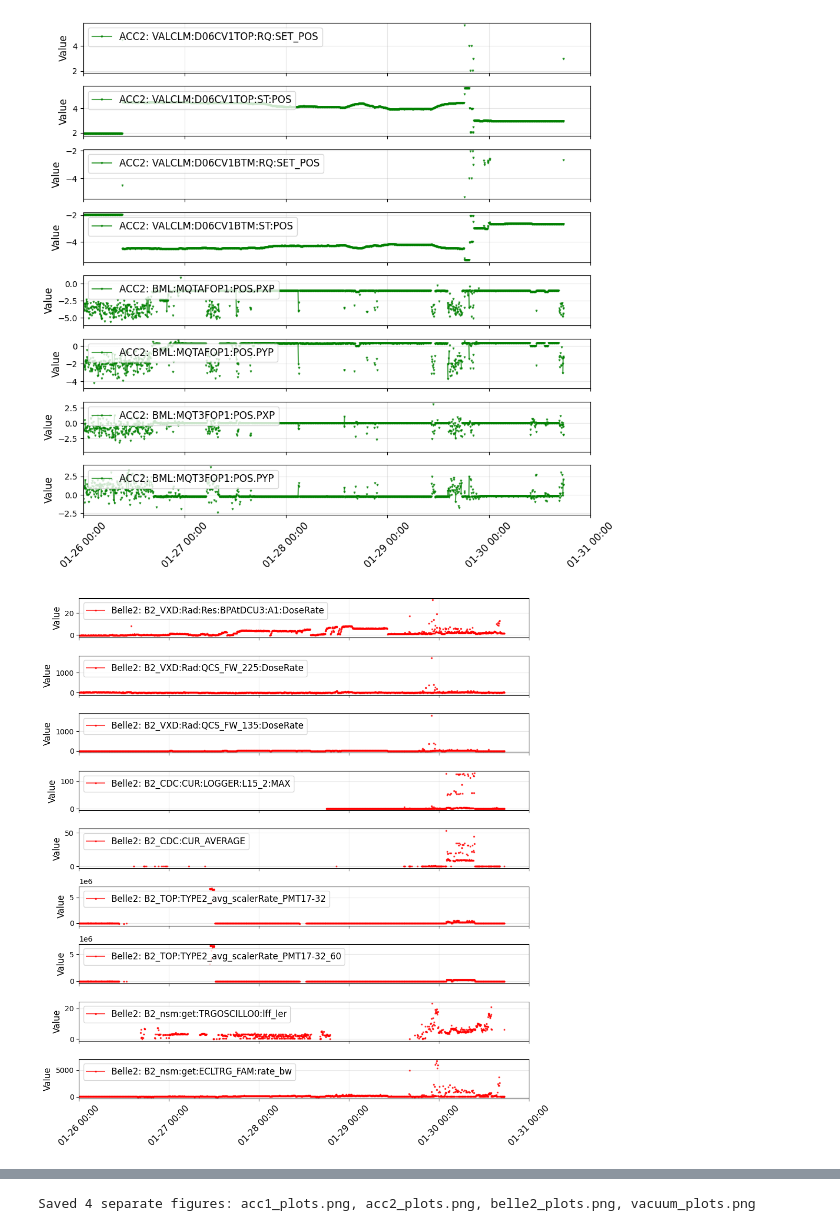
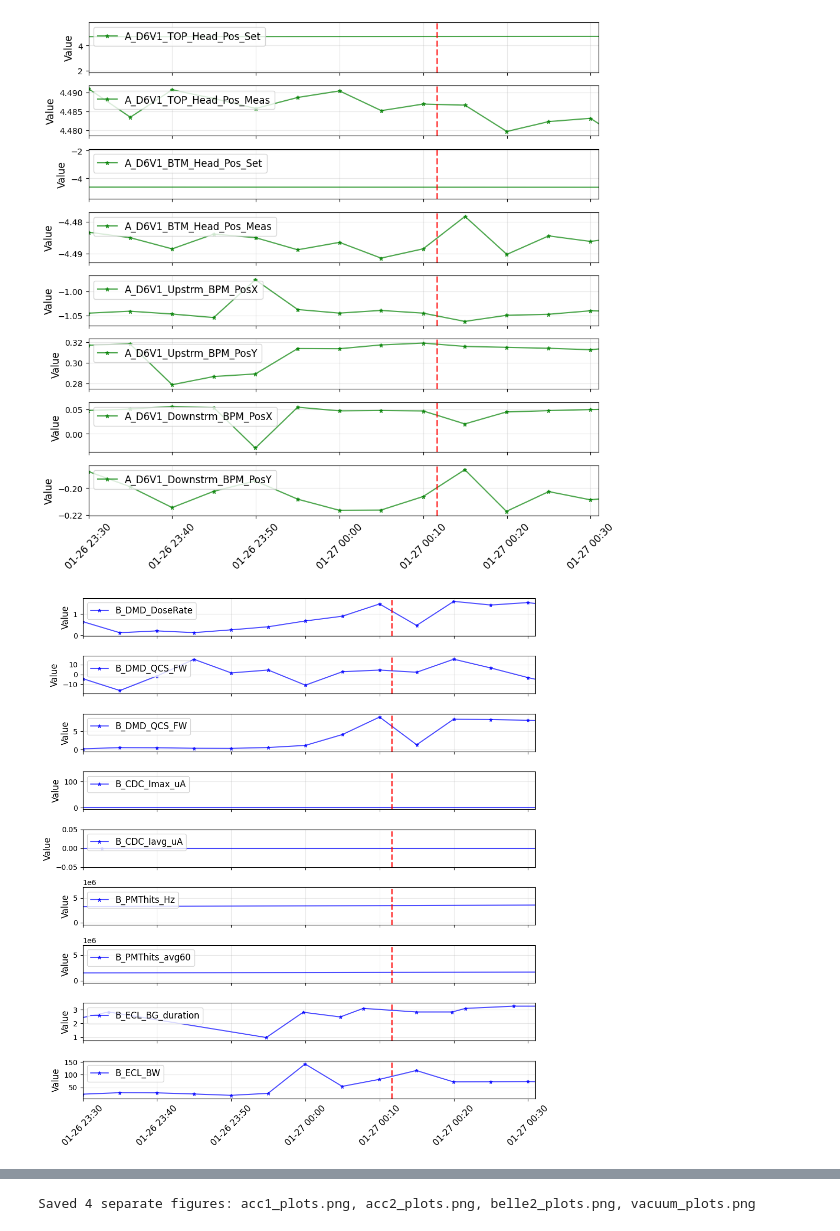
Before and after one commit to xylulu/SBL_code, a Jupyter notebook: multi_plot.ipynb, the cells around one changed output, grey strips where cells are left out. Drawn from its saved outputs; the diff is of its cells as text; code cells hidden in the pictures.

```diff
--- a/multi_plot.ipynb
+++ b/multi_plot.ipynb
@@ -322,15 +323,28 @@ fig1, axes1 = plt.subplots(len(acc1_numeric_cols), 1, figsize=(10, 1.2*len(acc1_
 if len(acc1_numeric_cols) == 1:
     axes1 = [axes1]
 for i, col in enumerate(acc1_numeric_cols):
-    axes1[i].plot(acc_df1['Timestamp'], acc_df1[col], marker='o', markersize=2, alpha=0.7, linestyle='-', color='blue', label=f'ACC1: {col}')
-    axes1[i].set_ylabel('Value', fontsize=12)
+    friendly_name = get_friendly_name(col)
+    # Remove NaNs but keep line connection through valid points
+    valid_mask = acc_df1[col].notna()
+    axes1[i].plot(acc_df1.loc[valid_mask, 'Timestamp'], acc_df1.loc[valid_mask, col], marker='*', markersize=5, alpha=0.7, linestyle='-', color='blue', label=f'{friendly_name}')
+    # Set y-limits based on visible data range
+    mask = (acc_df1['Timestamp'] >= PLOT_START) & (acc_df1['Timestamp'] <= PLOT_END)
+    if mask.any():
+        y_data = acc_df1.loc[mask, col].dropna()
+        if len(y_data) > 0:
+            y_min, y_max = y_data.min(), y_data.max()
+            y_pad = (y_max - y_min) * 0.1 if y_max != y_min else abs(y_max) * 0.1
+            axes1[i].set_ylim(y_min - y_pad, y_max + y_pad)
+    # axes1[i].set_ylabel('Value', fontsize=12)
     axes1[i].legend(loc='upper left', fontsize=12)
     axes1[i].grid(True, alpha=0.3)
     if i < len(acc1_numeric_cols) - 1:
         axes1[i].set_xlabel('')
 axes1[-1].xaxis.set_major_formatter(mdates.DateFormatter('%m-%d %H:%M'))
 for ax in axes1:
-    ax.set_xlim(pd.Timestamp(START_DATE), pd.Timestamp(END_DATE) + pd.Timedelta(days=1))
+    ax.set_xlim(PLOT_START, PLOT_END)
+    if EVENT_MARKER is not None:
+        ax.axvline(EVENT_MARKER, color='red', linestyle='--', linewidth=2, alpha=0.7, label='Event')
 plt.xticks(rotation=45, fontsize=10)
 plt.subplots_adjust(hspace=0.05)
 plt.tight_layout()
@@ -342,15 +356,28 @@ fig2, axes2 = plt.subplots(len(acc2_numeric_cols), 1, figsize=(10, 1.2*len(acc2_
 if len(acc2_numeric_cols) == 1:
     axes2 = [axes2]
 for i, col in enumerate(acc2_numeric_cols):
-    axes2[i].plot(acc_df2['Timestamp'], acc_df2[col], marker='v', markersize=2, alpha=0.7, linestyle='-', color='green', label=f'ACC2: {col}')
-    axes2[i].set_ylabel('Value', fontsize=12)
+    friendly_name = get_friendly_name(col)
+    # Remove NaNs but keep line connection through valid points
+    valid_mask = acc_df2[col].notna()
+    axes2[i].plot(acc_df2.loc[valid_mask, 'Timestamp'], acc_df2.loc[valid_mask, col], marker='*', markersize=5, alpha=0.7, linestyle='-', color='green', label=f'{friendly_name}')
+    # Set y-limits based on visible data range
+    mask = (acc_df2['Timestamp'] >= PLOT_START) & (acc_df2['Timestamp'] <= PLOT_END)
+    if mask.any():
+        y_data = acc_df2.loc[mask, col].dropna()
+        if len(y_data) > 0:
+            y_min, y_max = y_data.min(), y_data.max()
+            y_pad = (y_max - y_min) * 0.1 if y_max != y_min else abs(y_max) * 0.1
+            axes2[i].set_ylim(y_min - y_pad, y_max + y_pad)
+    # axes2[i].set_ylabel('Value', fontsize=12)
     axes2[i].legend(loc='upper left', fontsize=12)
     axes2[i].grid(True, alpha=0.3)
     if i < len(acc2_numeric_cols) - 1:
         axes2[i].set_xlabel('')
 axes2[-1].xaxis.set_major_formatter(mdates.DateFormatter('%m-%d %H:%M'))
 for ax in axes2:
-    ax.set_xlim(pd.Timestamp(START_DATE), pd.Timestamp(END_DATE) + pd.Timedelta(days=1))
+    ax.set_xlim(PLOT_START, PLOT_END)
+    if EVENT_MARKER is not None:
+        ax.axvline(EVENT_MARKER, color='red', linestyle='--', linewidth=2, alpha=0.7, label='Event')
 plt.xticks(rotation=45, fontsize=12)
 plt.subplots_adjust(hspace=0.05)
 plt.tight_layout()
@@ -362,15 +389,28 @@ fig3, axes3 = plt.subplots(len(belle2_numeric_cols), 1, figsize=(10, 1.2*len(bel
 if len(belle2_numeric_cols) == 1:
     axes3 = [axes3]
 for i, col in enumerate(belle2_numeric_cols):
-    axes3[i].plot(belle2_df['Timestamp'], belle2_df[col], marker='s', markersize=2, alpha=0.7, linestyle='-', color='red', label=f'Belle2: {col}')
-    axes3[i].set_ylabel('Value', fontsize=12)
+    friendly_name = get_friendly_name(col)
+    # Remove NaNs but keep line connection through valid points
+    valid_mask = belle2_df[col].notna()
+    axes3[i].plot(belle2_df.loc[valid_mask, 'Timestamp'], belle2_df.loc[valid_mask, col], marker='*', markersize=5, alpha=0.7, linestyle='-', color='blue', label=f'{friendly_name}')
+    # Set y-limits based on visible data range
+    mask = (belle2_df['Timestamp'] >= PLOT_START) & (belle2_df['Timestamp'] <= PLOT_END)
+    if mask.any():
+        y_data = belle2_df.loc[mask, col].dropna()
+        if len(y_data) > 0:
+            y_min, y_max = y_data.min(), y_data.max()
+            y_pad = (y_max - y_min) * 0.1 if y_max != y_min else abs(y_max) * 0.1
+            axes3[i].set_ylim(y_min - y_pad, y_max + y_pad)
+    # axes3[i].set_ylabel('Value', fontsize=12)
     axes3[i].legend(loc='upper left', fontsize=12)
     axes3[i].grid(True, alpha=0.3)
     if i < len(belle2_numeric_cols) - 1:
         axes3[i].set_xlabel('')
 axes3[-1].xaxis.set_major_formatter(mdates.DateFormatter('%m-%d %H:%M'))
 for ax in axes3:
-    ax.set_xlim(pd.Timestamp(START_DATE), pd.Timestamp(END_DATE) + pd.Timedelta(days=1))
+    ax.set_xlim(PLOT_START, PLOT_END)
+    if EVENT_MARKER is not None:
+        ax.axvline(EVENT_MARKER, color='red', linestyle='--', linewidth=2, alpha=0.7, label='Event')
 plt.xticks(rotation=45, fontsize=12)
 plt.subplots_adjust(hspace=0.05)
 plt.tight_layout()
@@ -382,15 +422,28 @@ fig4, axes4 = plt.subplots(len(vacuum_numeric_cols), 1, figsize=(10, 1.2*len(vac
 if len(vacuum_numeric_cols) == 1:
     axes4 = [axes4]
 for i, col in enumerate(vacuum_numeric_cols):
-    axes4[i].plot(vacuum_df['Timestamp'], vacuum_df[col], marker='^', markersize=2, alpha=0.7, linestyle='-', color='purple', label=f'Vacuum: {col}')
-    axes4[i].set_ylabel('Value', fontsize=12)
+    friendly_name = get_friendly_name(col)
+    # Remove NaNs but keep line connection through valid points
+    valid_mask = vacuum_df[col].notna()
+    axes4[i].plot(vacuum_df.loc[valid_mask, 'Timestamp'], vacuum_df.loc[valid_mask, col], marker='*', markersize=5, alpha=0.7, linestyle='-', color='purple', label=f'{friendly_name}')
+    # Set y-limits based on visible data range
+    mask = (vacuum_df['Timestamp'] >= PLOT_START) & (vacuum_df['Timestamp'] <= PLOT_END)
+    if mask.any():
+        y_data = vacuum_df.loc[mask, col].dropna()
+        if len(y_data) > 0:
+            y_min, y_max = y_data.min(), y_data.max()
+            y_pad = (y_max - y_min) * 0.1 if y_max != y_min else abs(y_max) * 0.1
+            axes4[i].set_ylim(y_min - y_pad, y_max + y_pad)
+    # axes4[i].set_ylabel('Value', fontsize=12)
     axes4[i].legend(loc='upper left', fontsize=12)
     axes4[i].grid(True, alpha=0.3)
     if i < len(vacuum_numeric_cols) - 1:
         axes4[i].set_xlabel('')
 axes4[-1].xaxis.set_major_formatter(mdates.DateFormatter('%m-%d %H:%M'))
 for ax in axes4:
-    ax.set_xlim(pd.Timestamp(START_DATE), pd.Timestamp(END_DATE) + pd.Timedelta(days=1))
+    ax.set_xlim(PLOT_START, PLOT_END)
+    if EVENT_MARKER is not None:
+        ax.axvline(EVENT_MARKER, color='red', linestyle='--', linewidth=2, alpha=0.7, label='Event')
 plt.xticks(rotation=45, fontsize=12)
 plt.subplots_adjust(hspace=0.05)
 plt.tight_layout()
@@ -403,2 +456,2 @@ print("Saved 4 separate figures: acc1_plots.png, acc2_plots.png, belle2_plots.pn
-[figure, old version]
+[figure, new version]
-[figure, old version]
+[figure, new version]
```
Also changed, not shown: parts of 13 cells of this notebook.
